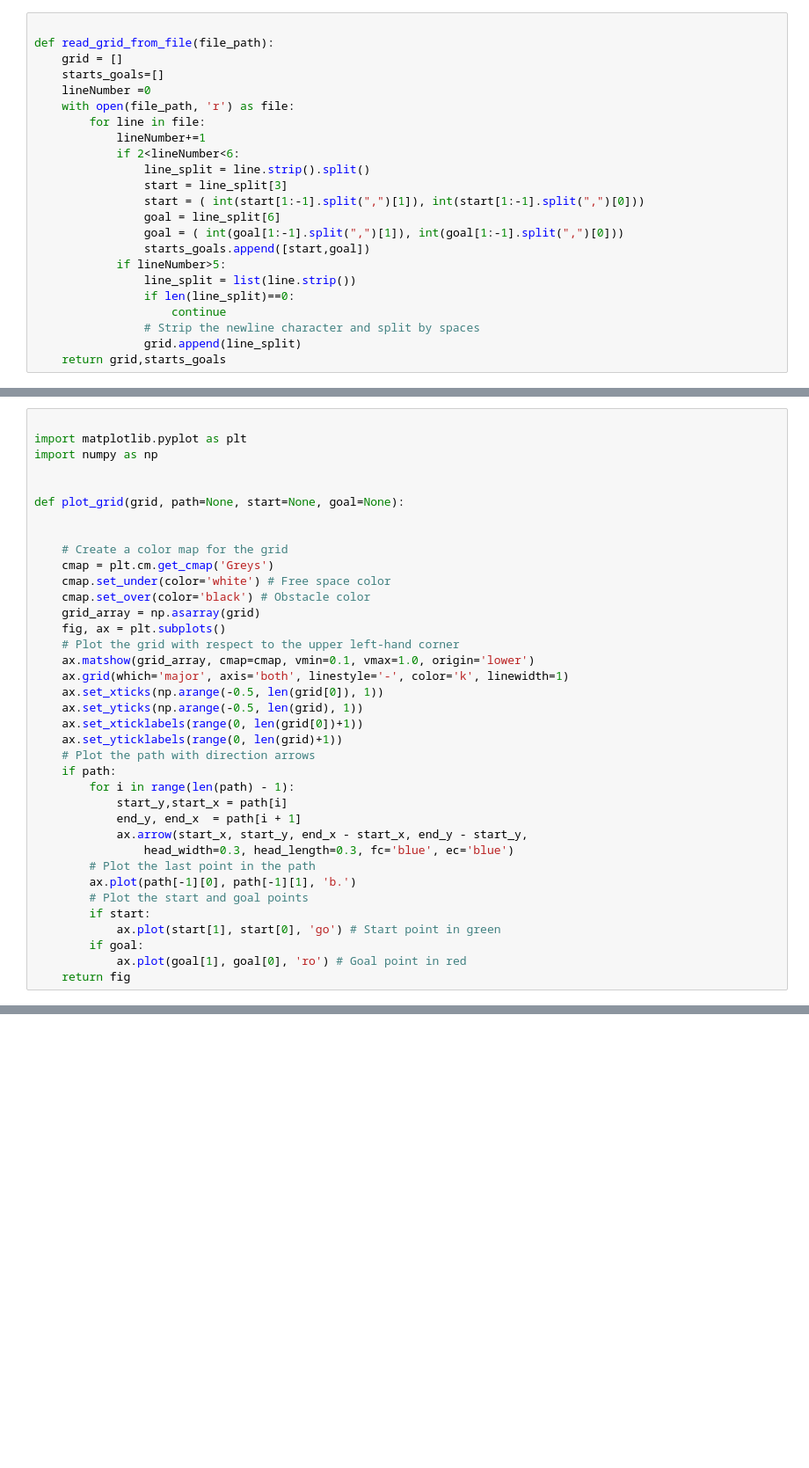
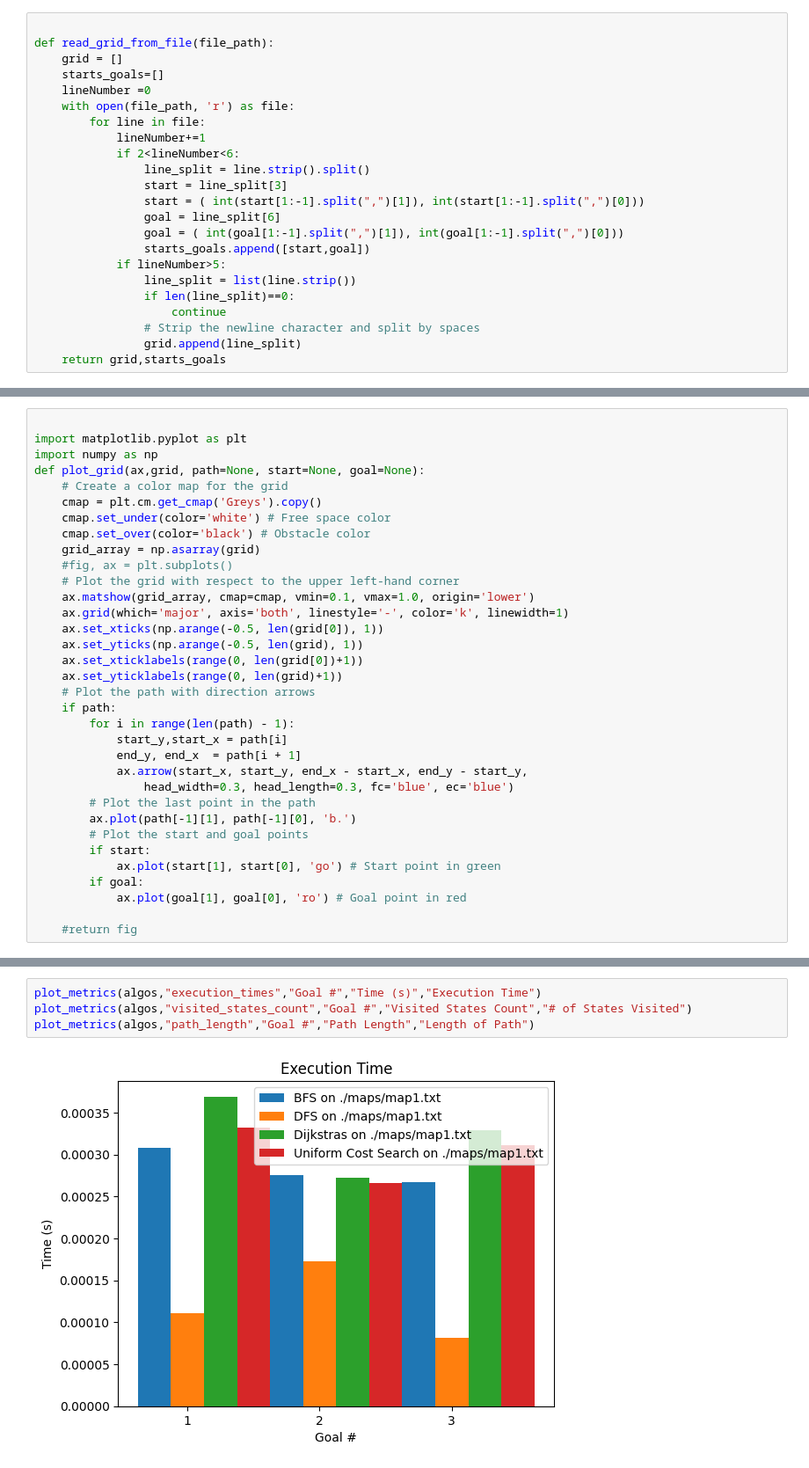
Before and after one commit to blacksaturn1/AdvNav_PathPlanningAnalysis, a Jupyter notebook: src/path_analysis.ipynb, the cells around one changed output, grey strips where cells are left out. Shown at 88% size. Cells and saved outputs as stored; diff of their text form; blank space fills up the shorter version.

```diff
--- a/src/path_analysis.ipynb
+++ b/src/path_analysis.ipynb
@@ -25,17 +43,13 @@ def read_grid_from_file(file_path):
 
 import matplotlib.pyplot as plt
 import numpy as np
-
-
-def plot_grid(grid, path=None, start=None, goal=None):
-
-
+def plot_grid(ax,grid, path=None, start=None, goal=None):
     # Create a color map for the grid
-    cmap = plt.cm.get_cmap('Greys')
+    cmap = plt.cm.get_cmap('Greys').copy()
     cmap.set_under(color='white') # Free space color
     cmap.set_over(color='black') # Obstacle color
     grid_array = np.asarray(grid)
-    fig, ax = plt.subplots()
+    #fig, ax = plt.subplots()
     # Plot the grid with respect to the upper left-hand corner
     ax.matshow(grid_array, cmap=cmap, vmin=0.1, vmax=1.0, origin='lower')
     ax.grid(which='major', axis='both', linestyle='-', color='k', linewidth=1)
@@ -51,10 +65,11 @@ def plot_grid(grid, path=None, start=None, goal=None):
             ax.arrow(start_x, start_y, end_x - start_x, end_y - start_y,
                 head_width=0.3, head_length=0.3, fc='blue', ec='blue')
         # Plot the last point in the path
-        ax.plot(path[-1][0], path[-1][1], 'b.')
+        ax.plot(path[-1][1], path[-1][0], 'b.')
         # Plot the start and goal points
         if start:
             ax.plot(start[1], start[0], 'go') # Start point in green
         if goal:
             ax.plot(goal[1], goal[0], 'ro') # Goal point in red
-    return fig
+
+    #return fig
@@ -147,0 +515,6 @@ pathPlanningAnalysis()
+# %%
+plot_metrics(algos,"execution_times","Goal #","Time (s)","Execution Time")
+plot_metrics(algos,"visited_states_count","Goal #","Visited States Count","# of States Visited")
+plot_metrics(algos,"path_length","Goal #","Path Length","Length of Path")
+# %% [output]
+[figure, added]
```
Also changed, not shown: parts of 12 cells of this notebook, 3 other files.
